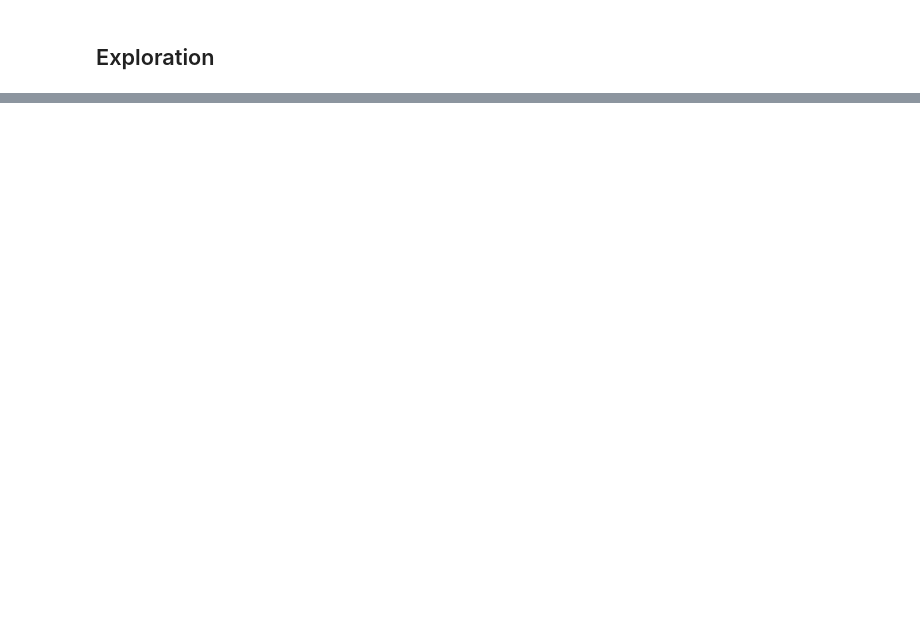
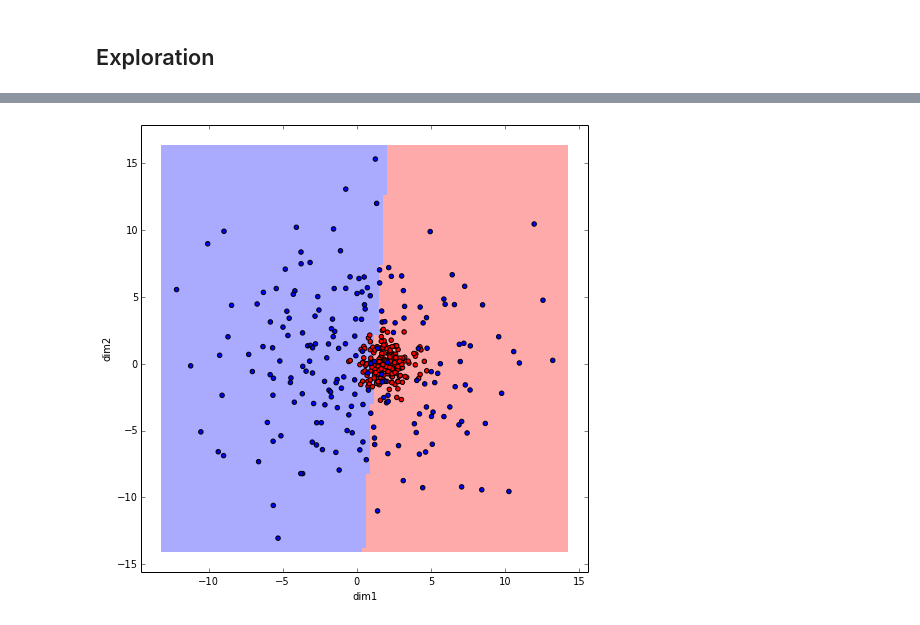
Before and after one commit to matttrent/machine-learning, a Jupyter notebook: logistic-classifier.ipynb, the cells around one changed output, grey strips where cells are left out. Drawn from its saved outputs; the diff is of its cells as text; code cells hidden in the pictures; blank space fills up the shorter version.

```diff
--- a/logistic-classifier.ipynb
+++ b/logistic-classifier.ipynb
@@ -142,0 +156,7 @@ plt.rcParams['figure.figsize'] = (16.0, 16.0)
+# %%
+plot_classifier_datasets (
+        gen_gauss_data( ( 2,0), (1,1) ),
+        gen_gauss_data( ( 0,0), (5,5) )
+      )
+# %% [output]
+[figure, added]
```
Also changed, not shown: parts of 8 cells of this notebook.
